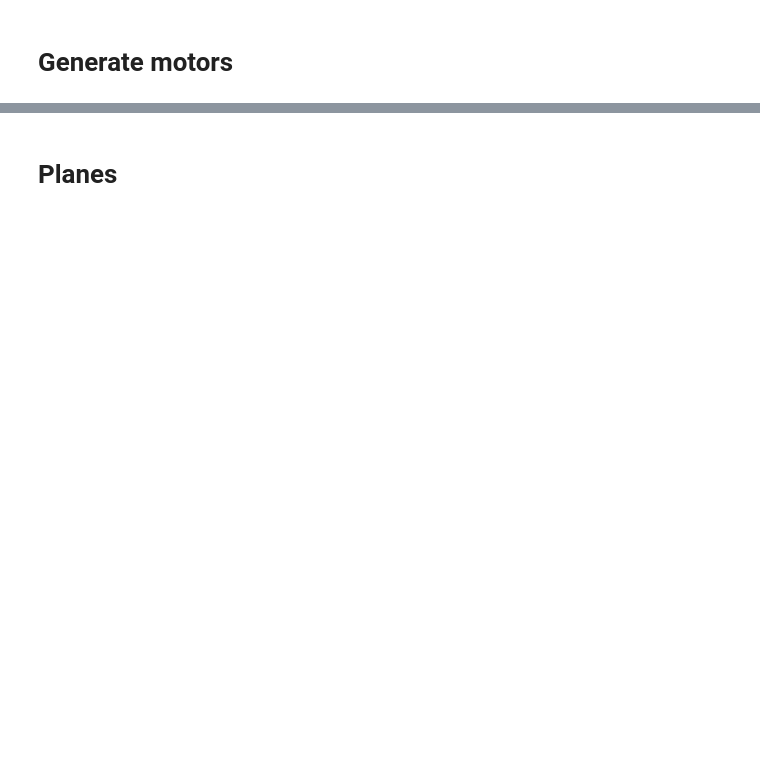
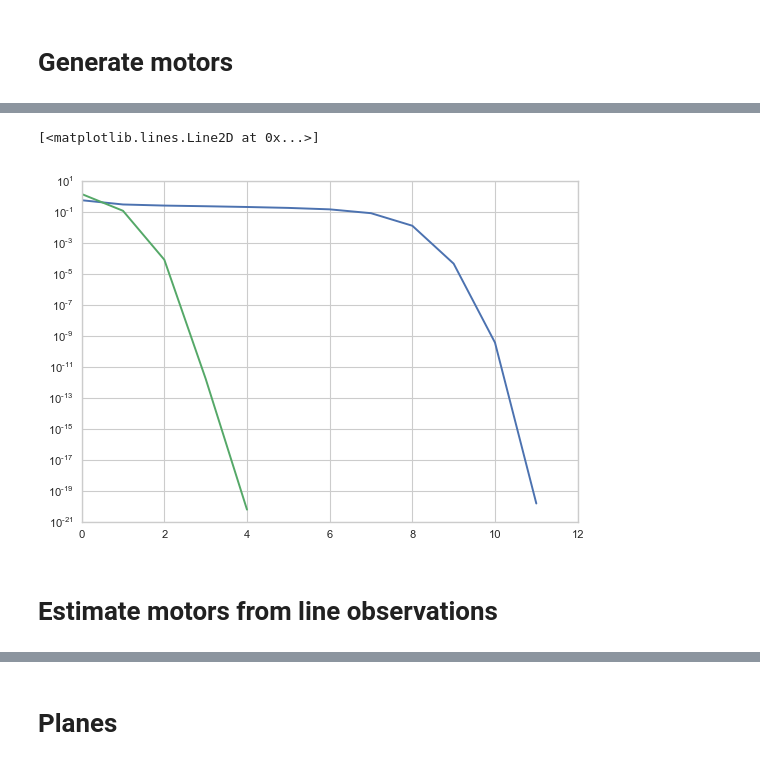
Before and after one commit to tingelst/game, a Jupyter notebook: python/Experiments-v2.ipynb, the cells around one changed output, grey strips where cells are left out. Saved outputs shown, nothing was run; the diff lists cells and outputs as text; code cells hidden in the pictures; blank space fills up the shorter version.

```diff
--- a/python/Experiments-v2.ipynb
+++ b/python/Experiments-v2.ipynb
@@ -315,0 +28,9 @@ def gauss_newton(lines_a, lines_b, initial_motor=vsr.Mot(1,0,0,0,0,0,0,0), max_i
+# %%
+def create_gaussian_points(motor, n_points=10, points_std=0.8, noise_std=0.09):
+    points = []
+    for i in range(n_points):
+        a = vsr.Vec(*np.random.normal(0.0, points_std,3)).null()
+        b = a.spin(motor)
+        bn = vsr.Vec(*(np.array(b)[:3] + np.random.normal(0,noise_std,3))).null()
+        points.append((a,b,bn))
+    return (points, motor)
@@ -315,0 +197,8 @@ def gauss_newton(lines_a, lines_b, initial_motor=vsr.Mot(1,0,0,0,0,0,0,0), max_i
+# %%
+semilogy(pd.DataFrame(summaries[argmax]['iterations'])['cost'])
+semilogy(pd.DataFrame(summaries[argmin]['iterations'])['cost'])
+# %% [output]
+[<matplotlib.lines.Line2D at 0x...>]
+[figure, added]
+# %% [markdown]
+# Estimate motors from line observations
```
Also changed, not shown: parts of 65 cells of this notebook, 1 other file.
